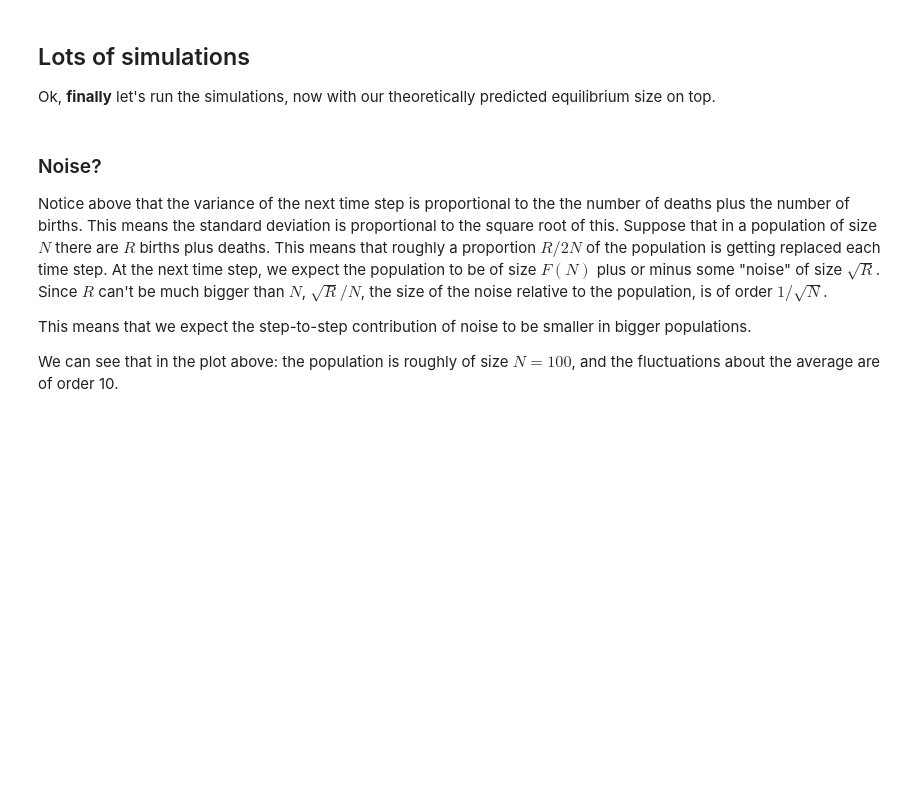
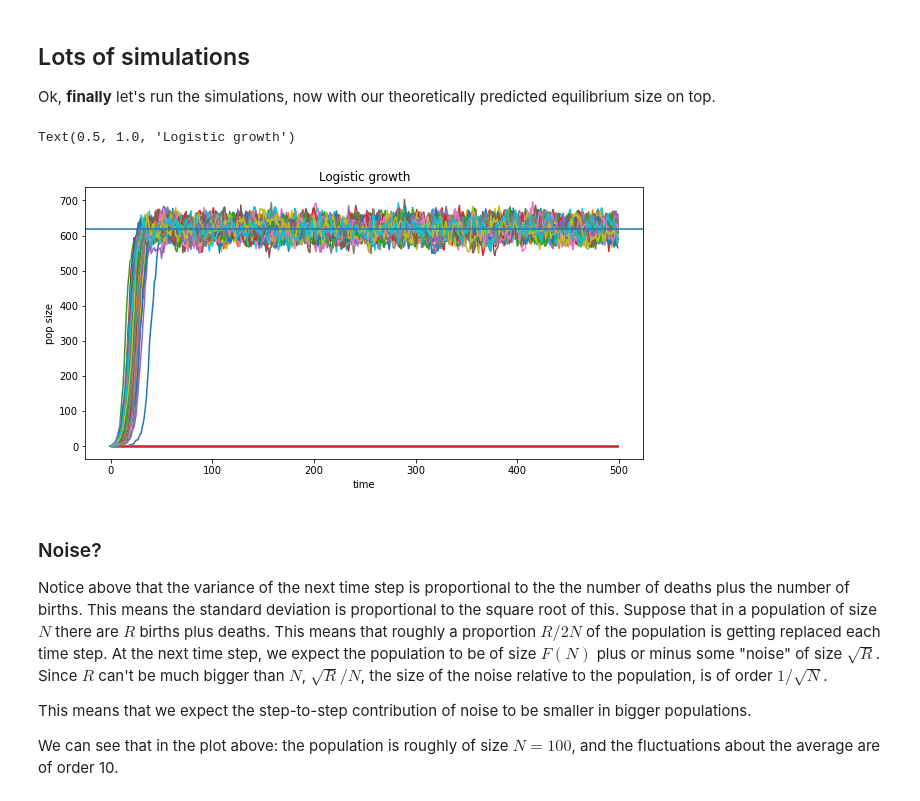
Before and after one commit to petrelharp/popbio, a Jupyter notebook: notebooks/individual_models.ipynb, the cells around one changed output. Cells and saved outputs as stored; diff of their text form; code cells hidden in the pictures; blank space fills up the shorter version.

```diff
--- a/notebooks/individual_models.ipynb
+++ b/notebooks/individual_models.ipynb
@@ -242,14 +242,17 @@ Ok, **finally** let's run the simulations,
 now with our theoretically predicted equilibrium size on top.
 # %%
 N = run_sim(np.repeat(1, 100), gen_fn=logistic_gen, ngens=500,
-            lam=0.1, p=0.95, K=2000)
+            lam=0.5, p=0.81, K=1000)
 
 fig, ax = plt.subplots()
 ax.plot(N)
-ax.axhline(y=logistic_equil(lam=0.1, p=0.95, K=2000))
+ax.axhline(y=logistic_equil(lam=0.5, p=0.81, K=1000))
 ax.set_xlabel("time")
 ax.set_ylabel("pop size")
 ax.set_title("Logistic growth")
+# %% [output]
+Text(0.5, 1.0, 'Logistic growth')
+[figure, added]
 # %% [markdown]
 ### Noise?
 
```
Also changed, not shown: parts of 8 cells of this notebook.
